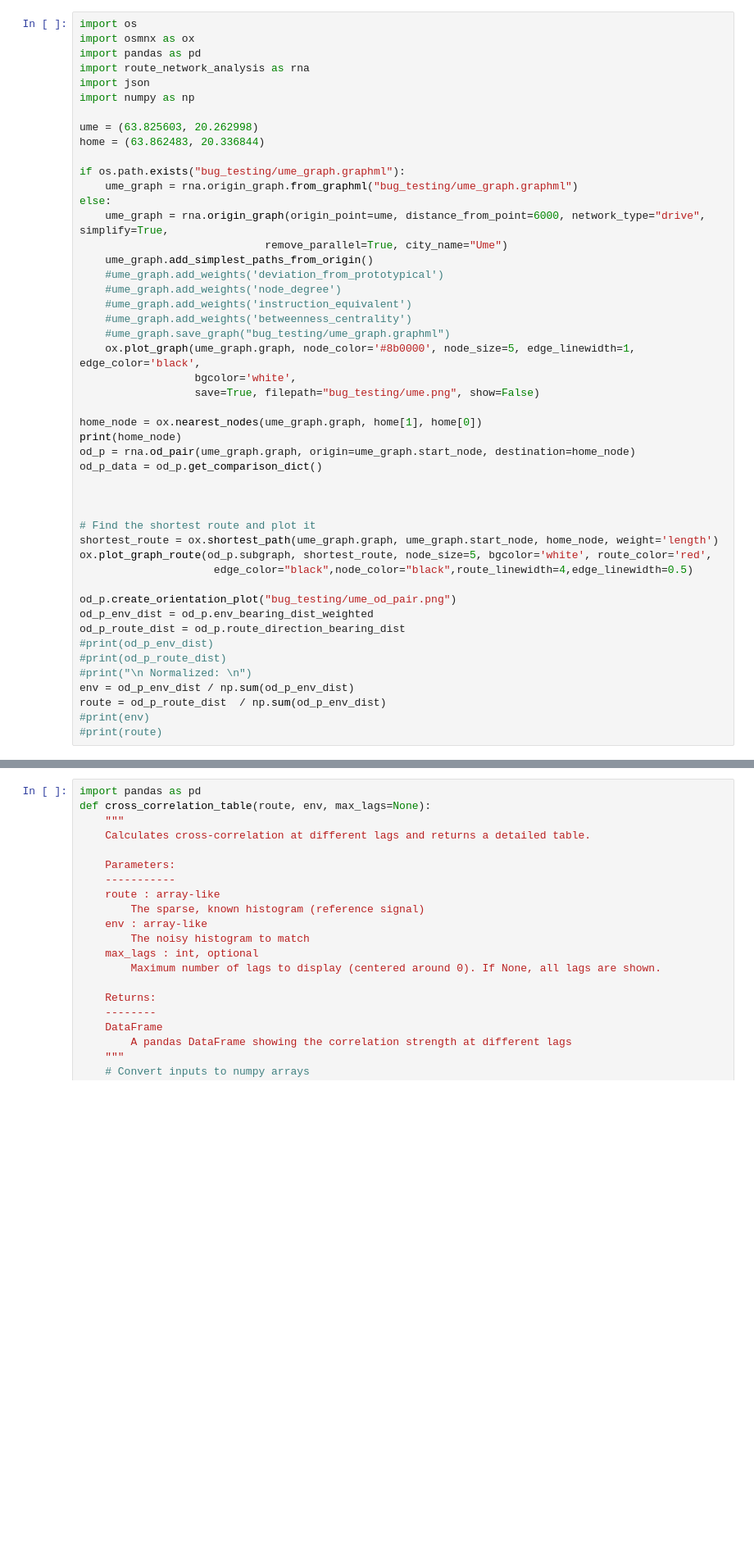
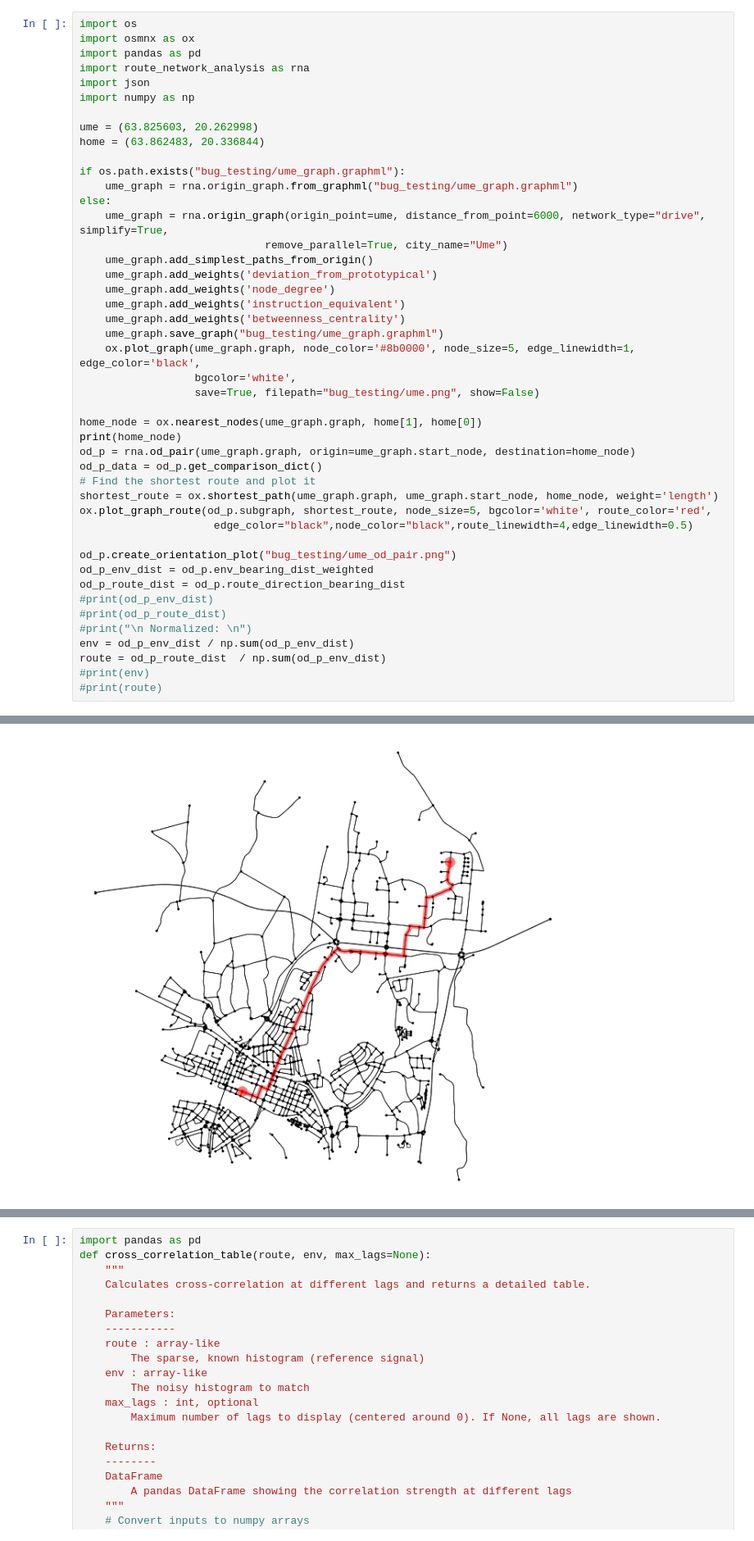
Before and after one commit to ArvHor/perceived-route-complexity, a Jupyter notebook: cross_corr_demo.ipynb, the cells around one changed output, grey strips where cells are left out. Shown at 82% size. Saved outputs shown, nothing was run; the diff lists cells and outputs as text; blank space fills up the shorter version.

```diff
--- a/cross_corr_demo.ipynb
+++ b/cross_corr_demo.ipynb
@@ -15,11 +15,11 @@ else:
     ume_graph = rna.origin_graph(origin_point=ume, distance_from_point=6000, network_type="drive", simplify=True,
                              remove_parallel=True, city_name="Ume")
     ume_graph.add_simplest_paths_from_origin()
-    #ume_graph.add_weights('deviation_from_prototypical')
-    #ume_graph.add_weights('node_degree')
-    #ume_graph.add_weights('instruction_equivalent')
-    #ume_graph.add_weights('betweenness_centrality')
-    #ume_graph.save_graph("bug_testing/ume_graph.graphml")
+    ume_graph.add_weights('deviation_from_prototypical')
+    ume_graph.add_weights('node_degree')
+    ume_graph.add_weights('instruction_equivalent')
+    ume_graph.add_weights('betweenness_centrality')
+    ume_graph.save_graph("bug_testing/ume_graph.graphml")
     ox.plot_graph(ume_graph.graph, node_color='#8b0000', node_size=5, edge_linewidth=1, edge_color='black',
                   bgcolor='white',
                   save=True, filepath="bug_testing/ume.png", show=False)
@@ -28,9 +28,6 @@ home_node = ox.nearest_nodes(ume_graph.graph, home[1], home[0])
 print(home_node)
 od_p = rna.od_pair(ume_graph.graph, origin=ume_graph.start_node, destination=home_node)
 od_p_data = od_p.get_comparison_dict()
-
-
-
 # Find the shortest route and plot it
 shortest_route = ox.shortest_path(ume_graph.graph, ume_graph.start_node, home_node, weight='length')
 ox.plot_graph_route(od_p.subgraph, shortest_route, node_size=5, bgcolor='white', route_color='red',
@@ -46,3 +43,4 @@ env = od_p_env_dist / np.sum(od_p_env_dist)
 route = od_p_route_dist  / np.sum(od_p_env_dist)
 #print(env)
 #print(route)
+# %% [output]
@@ -48,0 +63 @@ route = od_p_route_dist  / np.sum(od_p_env_dist)
+[figure, added]
```
Also changed, not shown: parts of 4 cells of this notebook, 5 other files.
